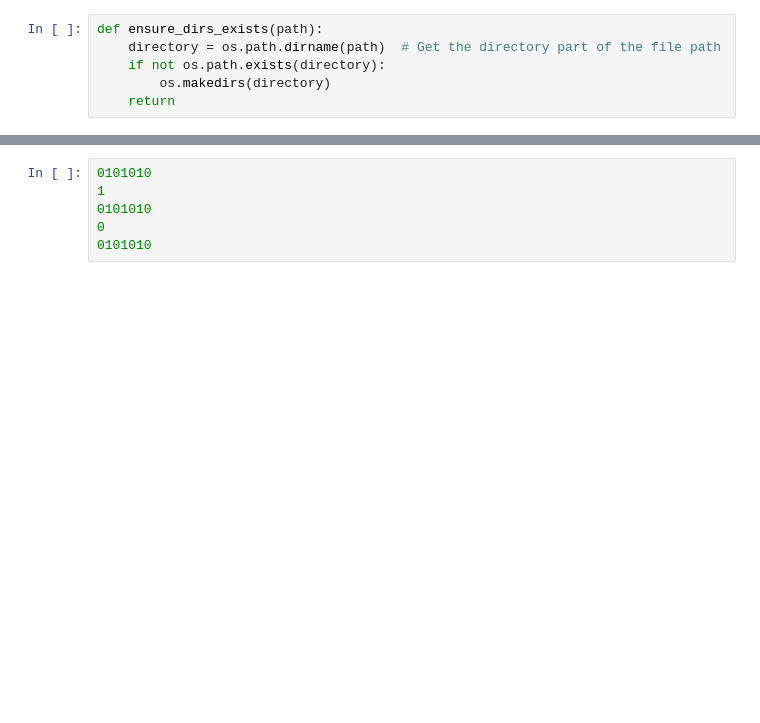
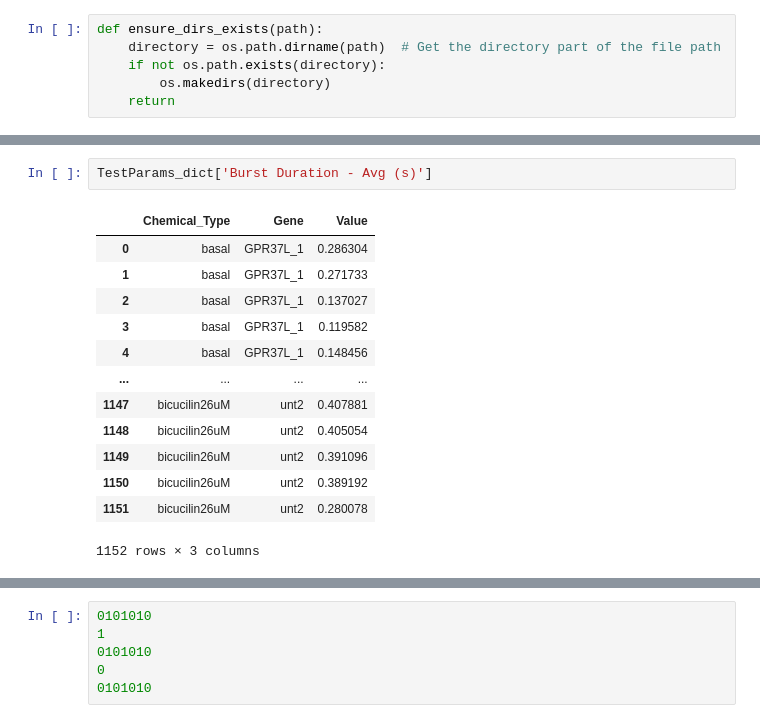
Before and after one commit to poojaparameswaran99/MEA_analysis, a Jupyter notebook: two_way_ANOVA_test.ipynb, the cells around one changed output, grey strips where cells are left out. Cells and saved outputs as stored; diff of their text form; blank space fills up the shorter version.

```diff
--- a/two_way_ANOVA_test.ipynb
+++ b/two_way_ANOVA_test.ipynb
@@ -381,0 +334,16 @@ def add_slope_labels(x_strings, means_dict, ax, gene_slope_dict):
+# %%
+TestParams_dict['Burst Duration - Avg (s)']
+# %% [output]
+|  | Chemical_Type | Gene | Value |
+| 0 | basal | GPR37L_1 | 0.286304 |
+| 1 | basal | GPR37L_1 | 0.271733 |
+| 2 | basal | GPR37L_1 | 0.137027 |
+| 3 | basal | GPR37L_1 | 0.119582 |
+| 4 | basal | GPR37L_1 | 0.148456 |
+| ... | ... | ... | ... |
+| 1147 | bicucilin26uM | unt2 | 0.407881 |
+| 1148 | bicucilin26uM | unt2 | 0.405054 |
+| 1149 | bicucilin26uM | unt2 | 0.391096 |
+| 1150 | bicucilin26uM | unt2 | 0.389192 |
+| 1151 | bicucilin26uM | unt2 | 0.280078 |
+1152 rows × 3 columns
```
Also changed, not shown: parts of 16 cells of this notebook.
